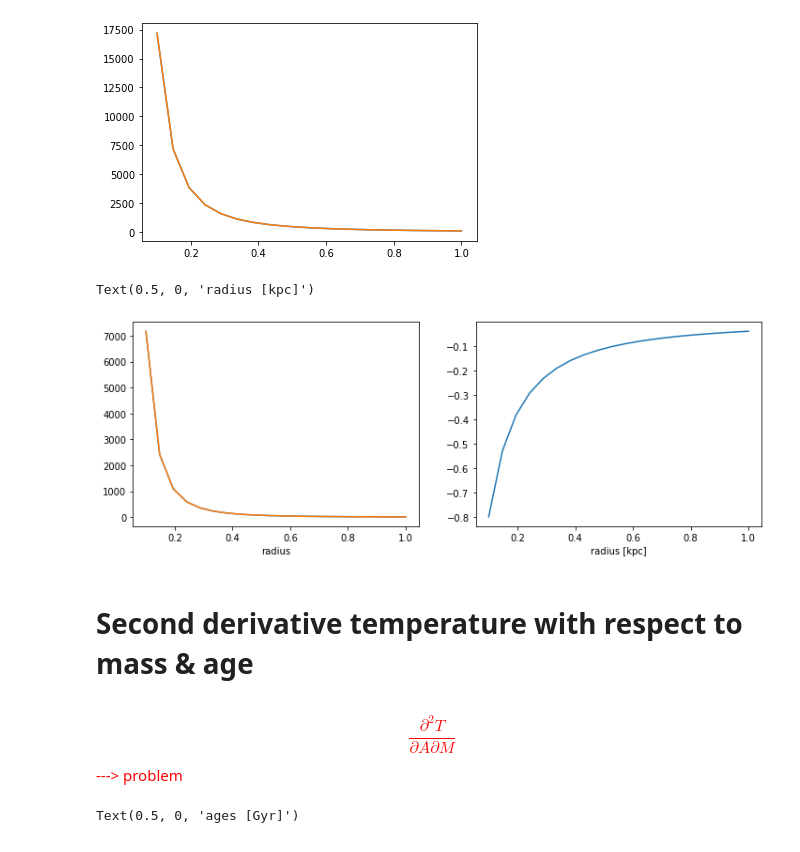
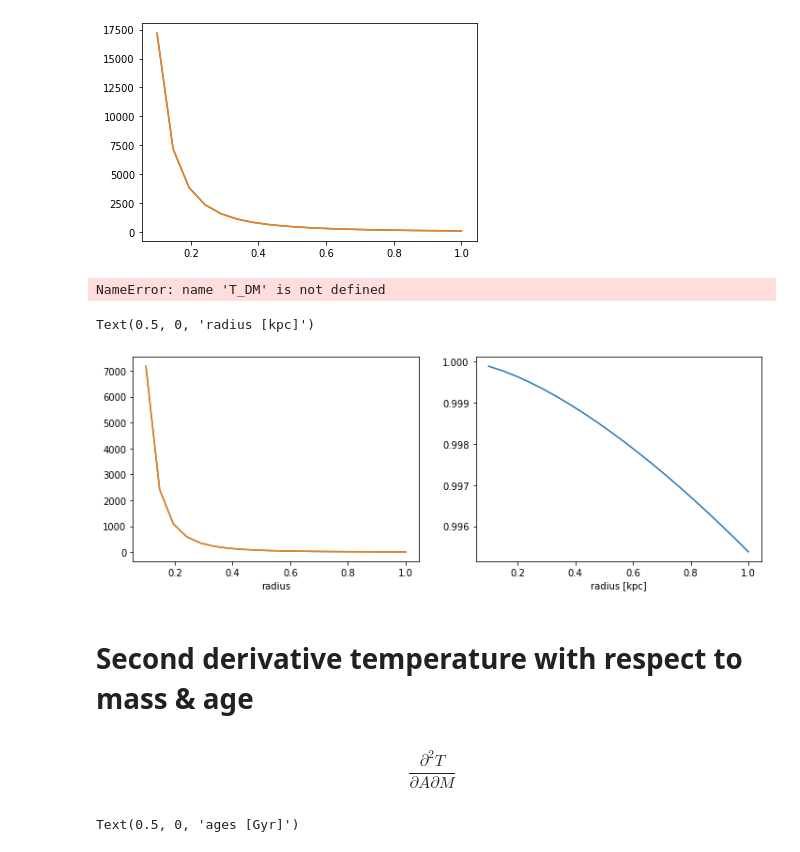
Before and after one commit to mariabenitocst/exoplanets, a Jupyter notebook: jupyter-notebook/checking_dderivatives.ipynb, the cells around one changed output. Saved outputs shown, nothing was run; the diff lists cells and outputs as text; code cells hidden in the pictures.

```diff
--- a/jupyter-notebook/checking_dderivatives.ipynb
+++ b/jupyter-notebook/checking_dderivatives.ipynb
@@ -238,7 +269,6 @@ def derivativeTintana_wrt_A(A, M, a, b, Tint, Ttot):
     return (Tint/Ttot)**3*(-a(M)*b(M)*np.power(A, -b(M)-1))
 
 dd_num = []
-dd_ana = []
 
 TDM = T_DM(r, M=M*M_sun.value, f=f, params=params, v=v)
 
@@ -247,9 +277,17 @@ for A in ages:
     _Tint = griddata(points, values, xi)[0]
     Ttot  = np.power(_Tint**4 + TDM**4, 0.25)
 
-    dd_ana.append(derivative(derivativeTintana_wrt_A, A, args=(M, a_interp, b_interp, _Tint, Ttot), dx=1e-5))
-
-    dd_num.append(dderivativeT_wrt_A(M, A, _Tint, Ttot, a_interp, b_interp))
+    dd_num.append(derivative(derivativeTintana_wrt_A, A, args=(M, a_interp, b_interp, _Tint, Ttot), dx=1e-5))
+# %%
+Tint = []
+for A in ages:
+    xi   = np.transpose(np.asarray([A, M]))
+    Tint.append(griddata(points, values, xi)[0])
+
+Tint = np.asarray(Tint)
+Ttot = np.power(Tint**4 + TDM**4, 0.25)
+
+dd_ana = dderivativeT_wrt_A(M, ages, Tint, Ttot, a_interp, b_interp)
 # %%
 fig, ax = plt.subplots()
 ax.plot(ages, dd_ana)
@@ -285,7 +323,7 @@ ax.plot(radius, dd_num)
 [<matplotlib.lines.Line2D at 0x...>]
 [figure]
 # %%
-dd_ana = []
+#dd_ana = []
 dd_num = []
 
 from astropy.constants import sigma_sb, G
@@ -332,22 +370,27 @@ for r in radius:
     Ttot = np.power(Tint**4 + TDM**4, 0.25)
 
     dd_num.append(derivative(derivativeTDM_wrt_r, r, args=(f, params, M, v, TDM, Ttot), dx=1e-5))
-    dd_ana.append(dderivativeT_wrt_r(r, f, params, M, v, TDM, Ttot))
+    #dd_ana.append(dderivativeT_wrt_r(r, f, params, M, v, TDM, Ttot))
 
-fig, ax = plt.subplots(1, 2, figsize=(12, 4))
-ax[0].plot(radius, dd_ana)
-ax[0].plot(radius, dd_num); ax[0].set_xlabel("radius")
-ax[1].plot(radius, np.array(dd_ana)-np.array(dd_num)); ax[1].set_xlabel("radius [kpc]")
+TDM  = T_DM(radius, M=M*M_sun.value, f=f, params=params, v=v)
+Ttot = np.power(Tint**4 + TDM**4, 0.25)
+dd_ana = dderivativeT_wrt_r(radius, f, params, M, v, TDM, Ttot)
 # %% [output]
-Text(0.5, 0, 'radius [kpc]')
+NameError: name 'T_DM' is not defined
-[figure, removed]
+# %%
+fig, ax = plt.subplots(1, 2, figsize=(12, 4))
+ax[0].plot(radius, dd_ana)
+ax[0].plot(radius, dd_num); ax[0].set_xlabel("radius")
+ax[1].plot(radius, np.array(dd_ana)/np.array(dd_num)); ax[1].set_xlabel("radius [kpc]")
+# %% [output]
+Text(0.5, 0, 'radius [kpc]')
+[figure, added]
 # %% [markdown]
 # Second derivative temperature with respect to mass & age
 # %% [markdown]
-<p style="color:red;">
+
 \begin{equation}
 \frac{\partial^2 T}{\partial A \partial M}
-\end{equation} ---> problem
-    </p>
+\end{equation}
 # %%
 r=0.1; f=1.; params=[1., 20., 0.42]; v=100.;
```
Also changed, not shown: parts of 43 cells of this notebook, 2 other files.
